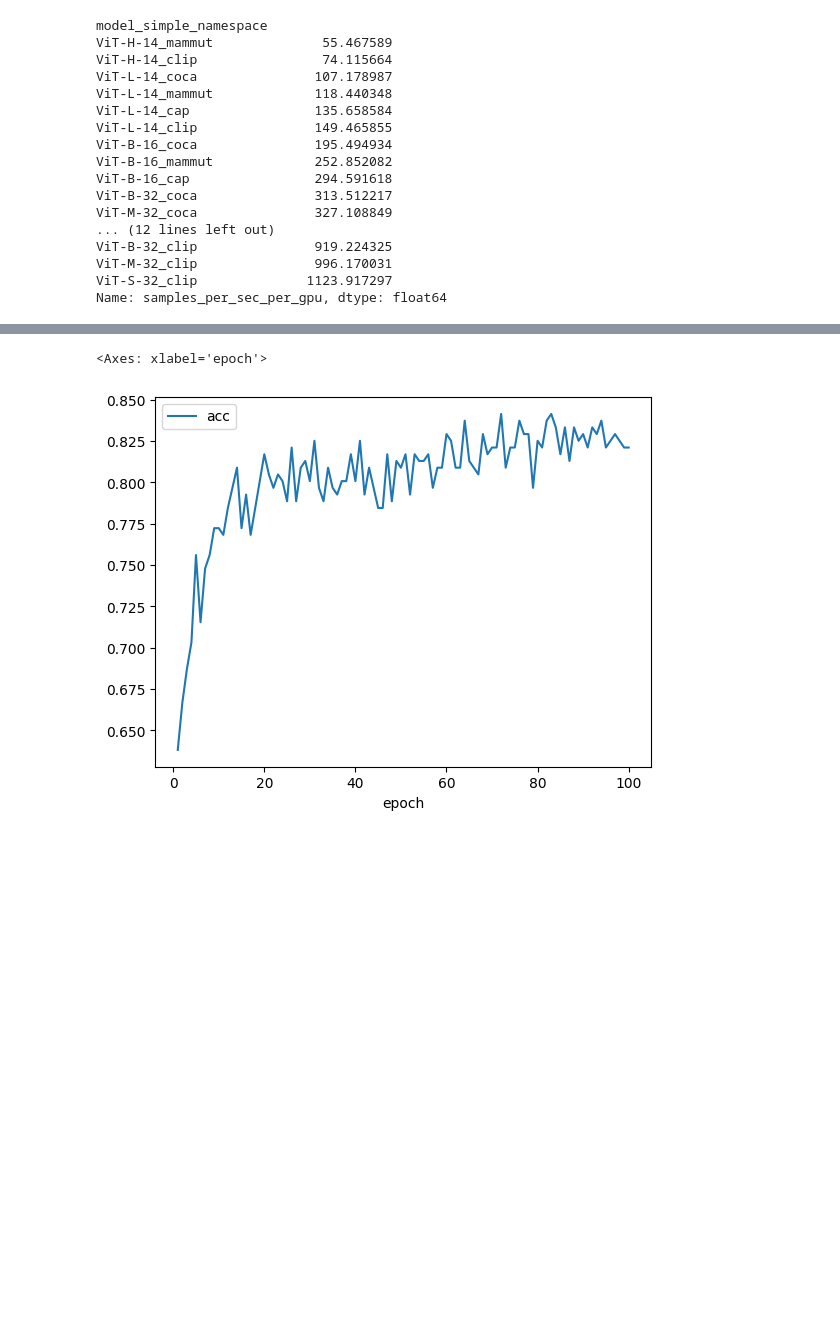
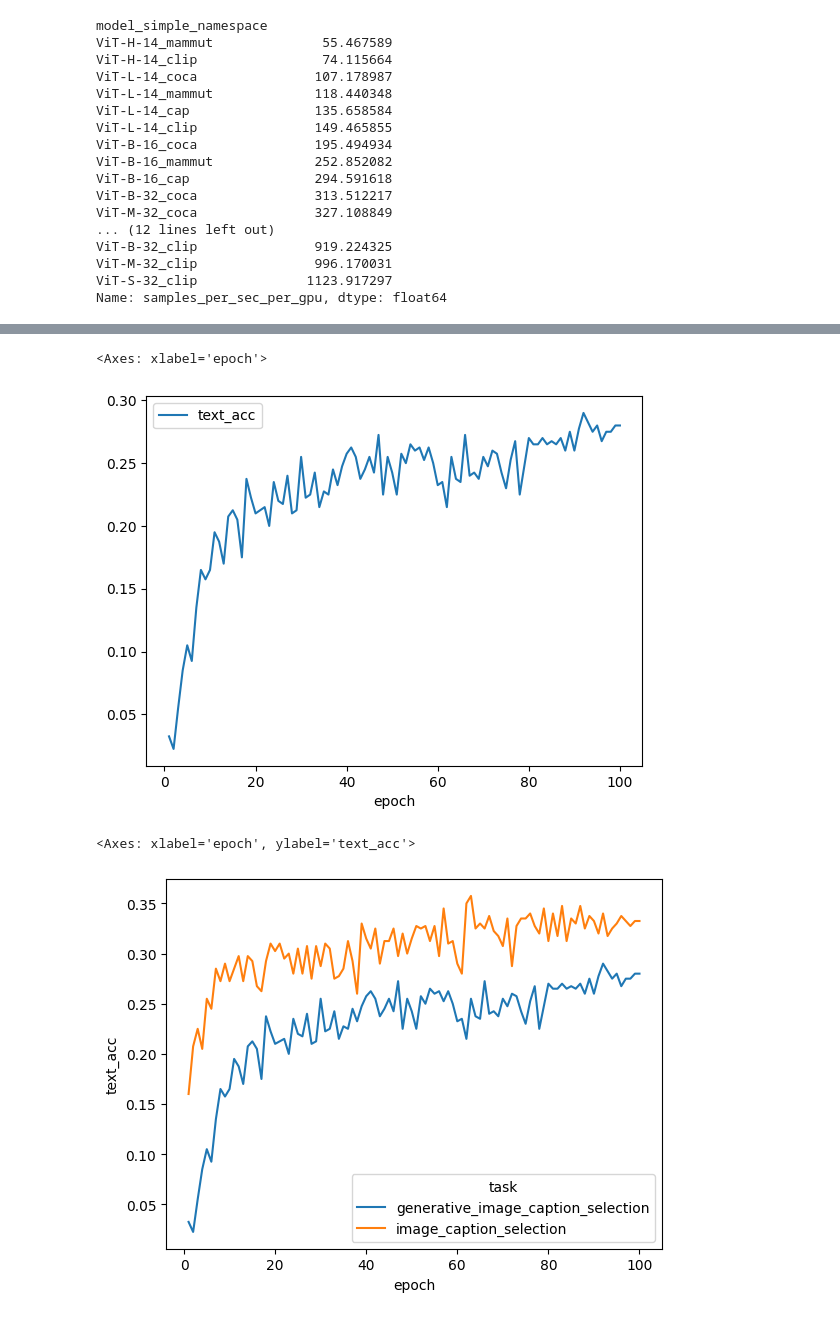
Before and after one commit to SLAMPAI/open_clip_scaling, a Jupyter notebook: results.ipynb, the cells around one changed output, grey strips where cells are left out. Saved outputs shown, nothing was run; the diff lists cells and outputs as text; code cells hidden in the pictures; blank space fills up the shorter version.

```diff
--- a/results.ipynb
+++ b/results.ipynb
@@ -216,13 +216,13 @@ df[df.downstream_dataset=="winoground"].sort_values(by="acc", ascending=False).h
 name = "datacomp_s12.8B_bs_180224_mammut_ViT-L-14_ep100_lr0.001_b1_0.9_b2_0.95_wd0.2_w6000_gc1_n256_bs176_sigFalse"
 #name = "datacomp_s1.28B_bs_16384_mammut_ViT-L-14_ep20_lr0.001_b1_0.9_b2_0.95_wd0.2_w15000_gc1_n16_bs256_sigFalse_consw0_cw1"
 
-#ds = "winoground"
+ds = "winoground"
+metric = "text_acc"
+task = "generative_image_caption_selection"
+
+#ds = "sugar_crepe/swap_obj"
 #metric = "acc"
-#task = "image_caption_selection"
-
-ds = "sugar_crepe/swap_obj"
-metric = "acc"
-task = "generative_image_caption_selection"
+#task = "generative_image_caption_selection"
 
 #ds = "imagenet1k"
 #metric = "acc1"
@@ -238,4 +238,18 @@ d.plot(x="epoch", y=metric)
 #d[["epoch", metric]]
 # %% [output]
 <Axes: xlabel='epoch'>
-[figure, old version]
+[figure, new version]
+# %%
+name = "datacomp_s12.8B_bs_180224_mammut_ViT-L-14_ep100_lr0.001_b1_0.9_b2_0.95_wd0.2_w6000_gc1_n256_bs176_sigFalse"
+ds = "winoground"
+metric = "text_acc"
+
+d = df
+
+d = d[d.name==name]
+d = d[d.downstream_dataset == ds]
+d = d.sort_values(by="epoch")
+sns.lineplot(x="epoch", y=metric, hue="task", data=d)
+# %% [output]
+<Axes: xlabel='epoch', ylabel='text_acc'>
+[figure, added]
```
Also changed, not shown: parts of 11 cells of this notebook.
